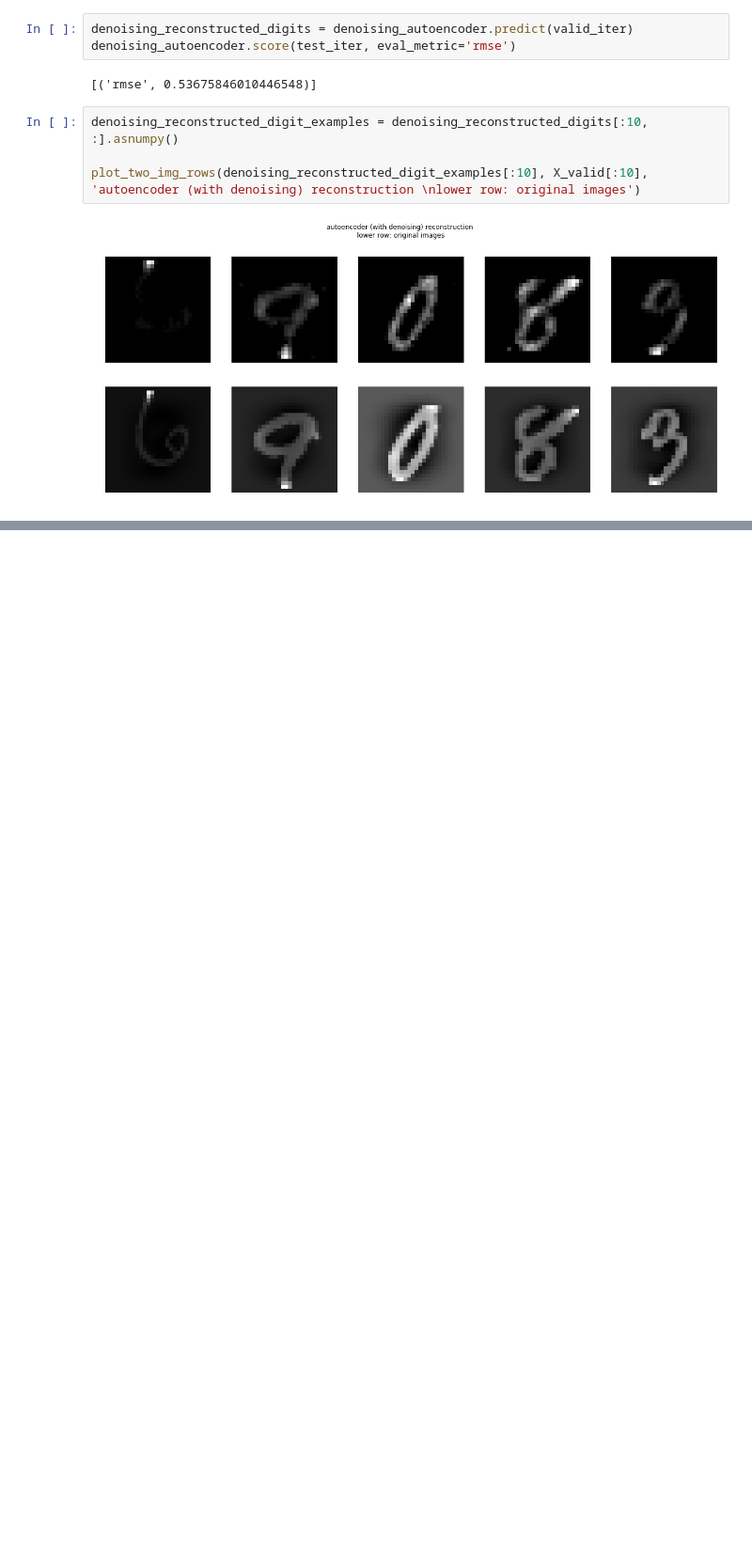
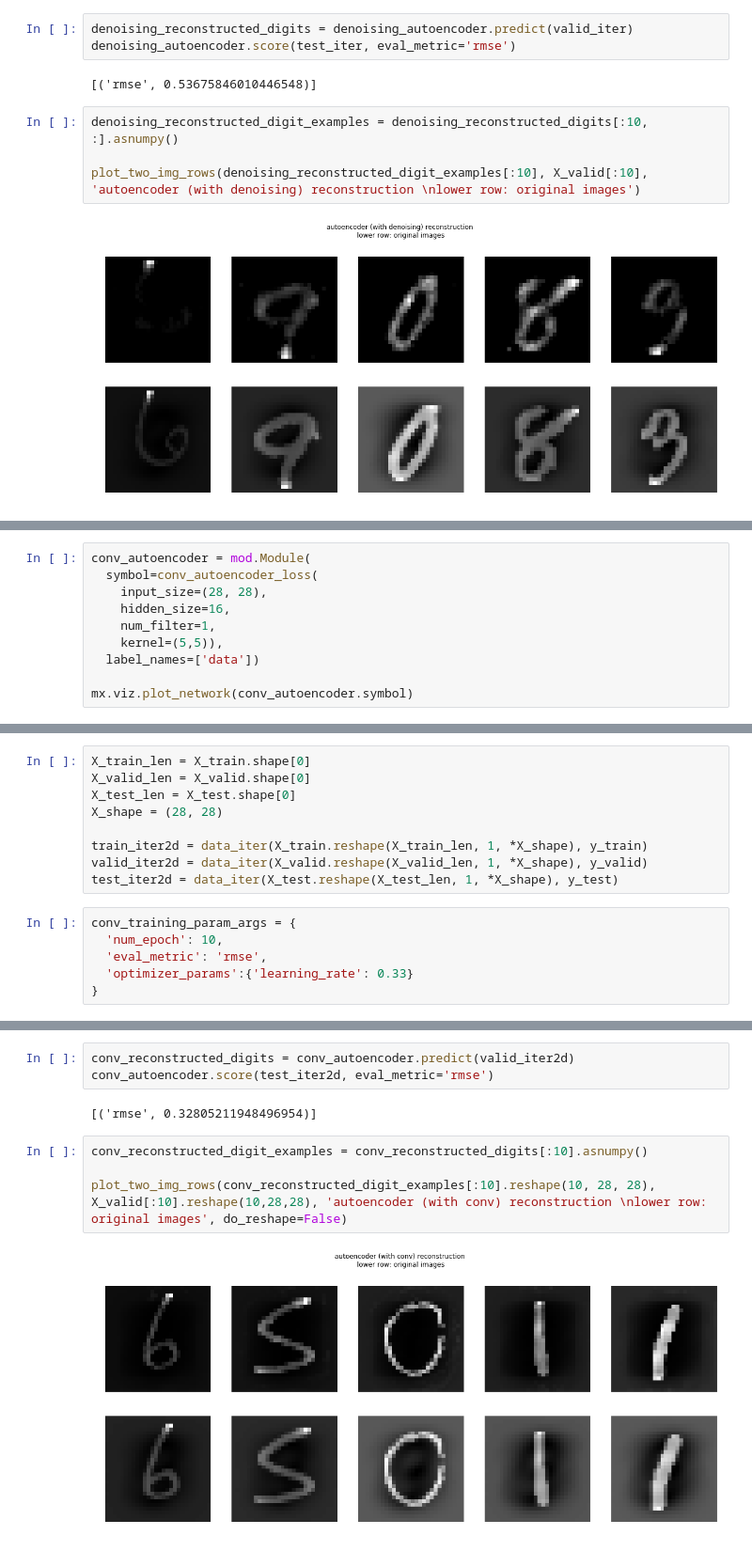
Before and after one commit to lambdaofgod/examples-counterexamples, a Jupyter notebook: notebooks/neural_nets/MXNet Autoencoders.ipynb, the cells around one changed output, grey strips where cells are left out. Shown at 94% size. Cells and saved outputs as stored; diff of their text form; blank space fills up the shorter version.

Commit message:
convolutional autoencoders in MXNet

```diff
--- a/notebooks/neural_nets/MXNet Autoencoders.ipynb
+++ b/notebooks/neural_nets/MXNet Autoencoders.ipynb
@@ -239,0 +274,10 @@ plot_two_img_rows(denoising_reconstructed_digit_examples[:10], X_valid[:10], 'au
+# %%
+conv_autoencoder = mod.Module(
+  symbol=conv_autoencoder_loss(
+    input_size=(28, 28),
+    hidden_size=16,
+    num_filter=1,
+    kernel=(5,5)),
+  label_names=['data'])
+
+mx.viz.plot_network(conv_autoencoder.symbol)
@@ -239,0 +286,15 @@ plot_two_img_rows(denoising_reconstructed_digit_examples[:10], X_valid[:10], 'au
+# %%
+X_train_len = X_train.shape[0]
+X_valid_len = X_valid.shape[0]
+X_test_len = X_test.shape[0]
+X_shape = (28, 28)
+
+train_iter2d = data_iter(X_train.reshape(X_train_len, 1, *X_shape), y_train)
+valid_iter2d = data_iter(X_valid.reshape(X_valid_len, 1, *X_shape), y_valid)
+test_iter2d = data_iter(X_test.reshape(X_test_len, 1, *X_shape), y_test)
+# %%
+conv_training_param_args = {
+  'num_epoch': 10,
+  'eval_metric': 'rmse',
+  'optimizer_params':{'learning_rate': 0.33}
+}
@@ -239,0 +321,11 @@ plot_two_img_rows(denoising_reconstructed_digit_examples[:10], X_valid[:10], 'au
+# %%
+conv_reconstructed_digits = conv_autoencoder.predict(valid_iter2d)
+conv_autoencoder.score(test_iter2d, eval_metric='rmse')
+# %% [output]
+[('rmse', 0.32805211948496954)]
+# %%
+conv_reconstructed_digit_examples = conv_reconstructed_digits[:10].asnumpy()
+
+plot_two_img_rows(conv_reconstructed_digit_examples[:10].reshape(10, 28, 28), X_valid[:10].reshape(10,28,28), 'autoencoder (with conv) reconstruction \nlower row: original images', do_reshape=False)
+# %% [output]
+[figure, added]
```
Also changed, not shown: parts of 9 cells of this notebook.
